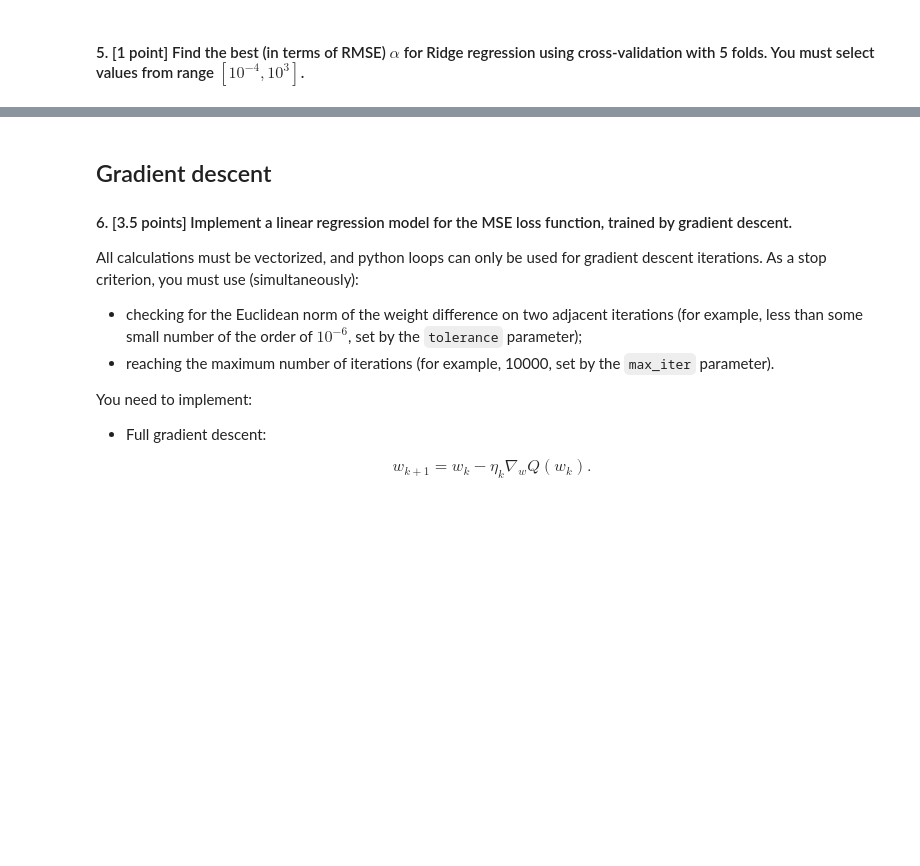
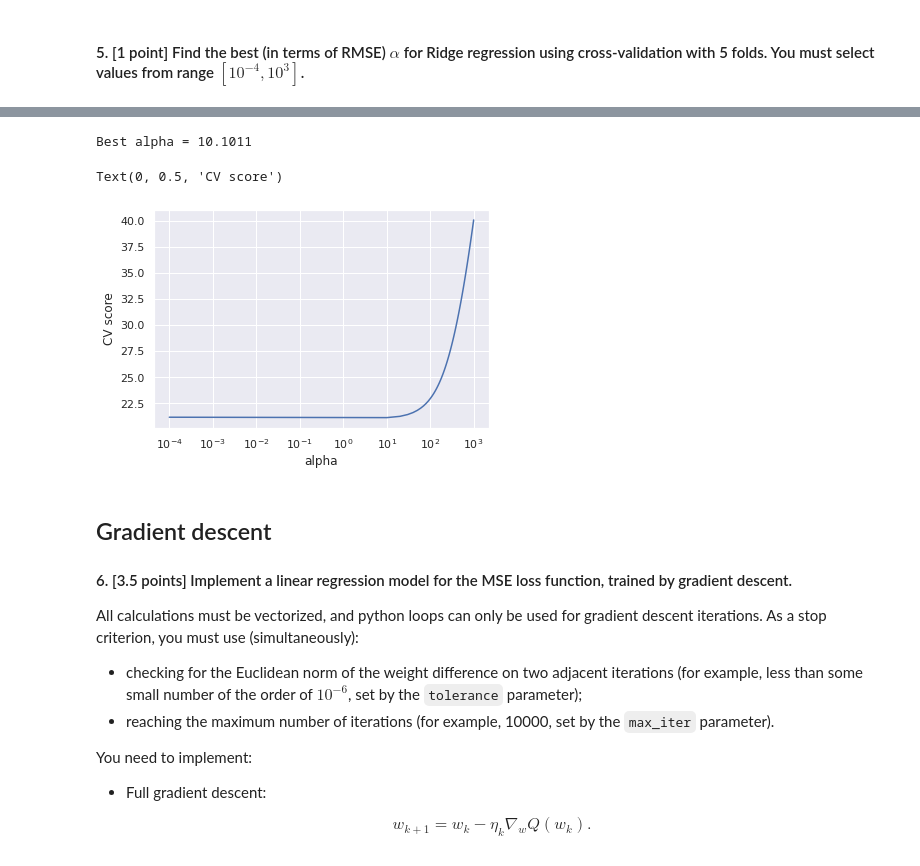
Before and after one commit to aamatevosyan/ml_se, a Jupyter notebook: hw/hw_2/homework-practice-02_v3.ipynb, the cells around one changed output, grey strips where cells are left out. Cells and saved outputs as stored; diff of their text form; code cells hidden in the pictures; blank space fills up the shorter version.

```diff
--- a/hw/hw_2/homework-practice-02_v3.ipynb
+++ b/hw/hw_2/homework-practice-02_v3.ipynb
@@ -33,0 +39,9 @@ columns = data.feature_names
+# %%
+df = pd.DataFrame(X, columns=columns)
+df['target'] = y
+
+X_train, X_test, y_train, y_test = train_test_split(X, y, random_state=0, test_size=0.2)
+
+old_X_train = X_train
+old_X_test = X_test
+df
@@ -44,0 +70,9 @@ Don't forget to scale the data before training the models with StandardScaler!
+# %%
+def custom_scale(X_train, X_test):
+    scaler = StandardScaler()
+    return (sm.add_constant(scaler.fit_transform(X_train)), sm.add_constant(scaler.transform(X_test)))
+
+X_train, X_test = custom_scale(old_X_train, old_X_test)
+
+alpha = 0.01
+p_value = 0.05
@@ -60,3 +345,19 @@ Don't forget to scale the data before training the models with StandardScaler!
+# %%
+alphas = np.linspace(0.0001, 1000, 100)
+searcher = GridSearchCV(Ridge(), [{"alpha": alphas}], scoring="neg_mean_squared_error", cv=5)
+searcher.fit(X_train, y_train)
+
+best_alpha = searcher.best_params_["alpha"]
+print("Best alpha = %.4f" % best_alpha)
+
+plt.plot(alphas, -searcher.cv_results_["mean_test_score"])
+plt.xscale("log")
+plt.xlabel("alpha")
+plt.ylabel("CV score")
+# %% [output]
+Best alpha = 10.1011
+Text(0, 0.5, 'CV score')
+[figure, added]
 # %% [markdown]
 ## Gradient descent
 
```
Also changed, not shown: parts of 27 cells of this notebook, 6 other files.
